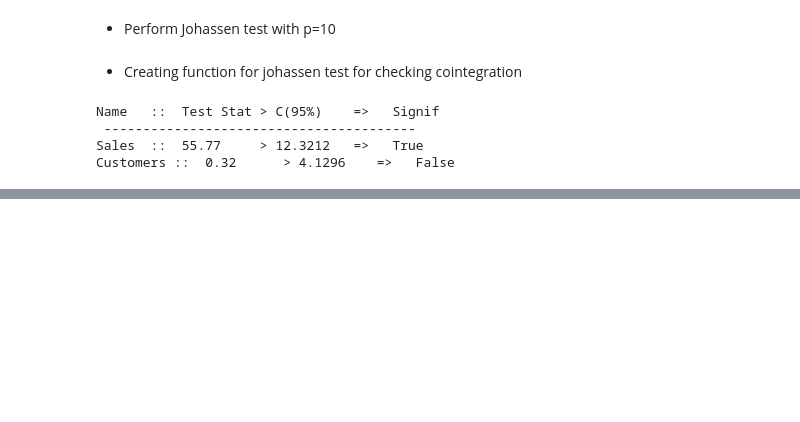
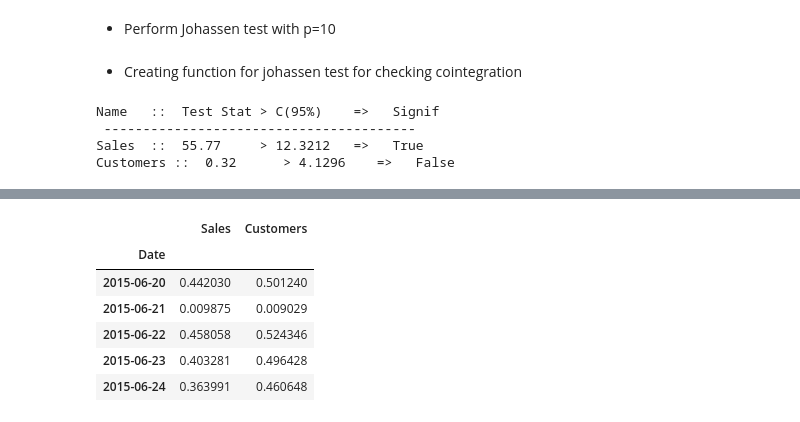
Before and after one commit to SanjayaKumarSahoo/rossmann-drug-timeseries-forecast, a Jupyter notebook: rossmann-drug-timeseries-forecast.ipynb, the cells around one changed output, grey strips where cells are left out. Drawn from its saved outputs; the diff is of its cells as text; code cells hidden in the pictures; blank space fills up the shorter version.

```diff
--- a/rossmann-drug-timeseries-forecast.ipynb
+++ b/rossmann-drug-timeseries-forecast.ipynb
@@ -1075,0 +1193,16 @@ Customers ::  0.32      > 4.1296    =>   False
+# %%
+#forecasting on test data
+
+exog_test = train_df_all_test[['Promo','SchoolHoliday','DayOfWeek_1','DayOfWeek_2','DayOfWeek_3','DayOfWeek_4','DayOfWeek_5','DayOfWeek_6','DayOfWeek_7']].astype(float)
+endog_test= train_df_all_test[['Sales','Customers']]
+varmax_fc = varmax_model_fit.predict(start=train_df_all_test.index.min(),end=train_df_all_test.index.max(),exog=exog_test)
+varmax_forecast = pd.DataFrame(varmax_fc, index=train_df_all_test.index, columns=['Sales','Customers'])
+varmax_forecast.head()
+# %% [output]
+|  | Sales | Customers |
+| Date |  |  |
+| 2015-06-20 | 0.442030 | 0.501240 |
+| 2015-06-21 | 0.009875 | 0.009029 |
+| 2015-06-22 | 0.458058 | 0.524346 |
+| 2015-06-23 | 0.403281 | 0.496428 |
+| 2015-06-24 | 0.363991 | 0.460648 |
```
Also changed, not shown: parts of 18 cells of this notebook.
